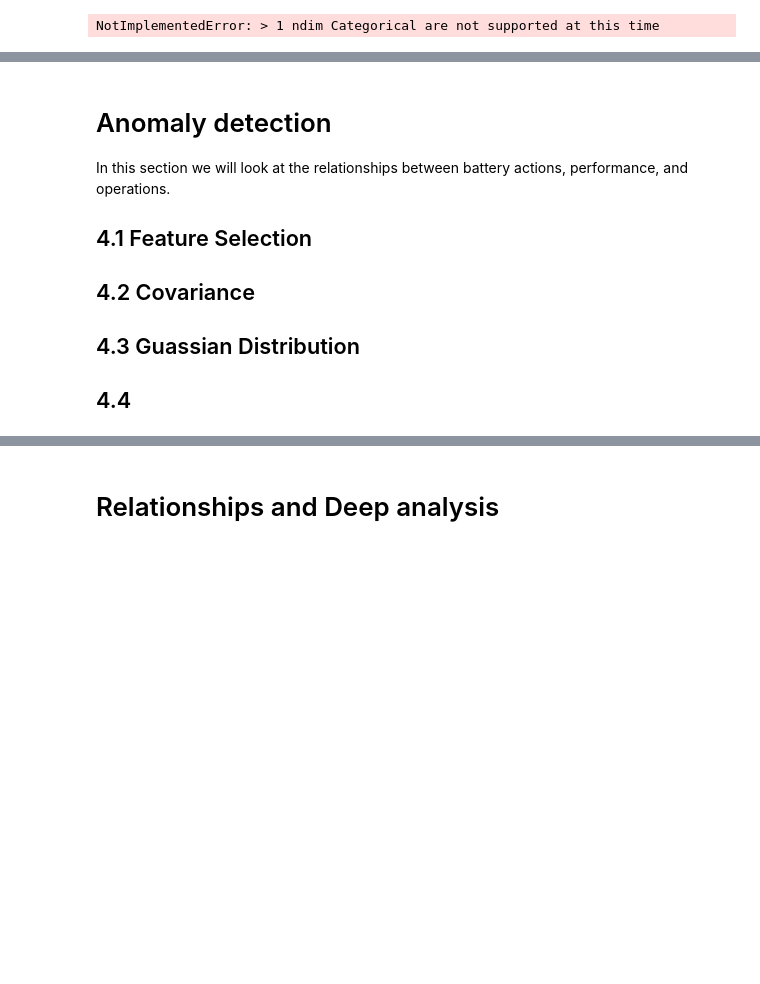
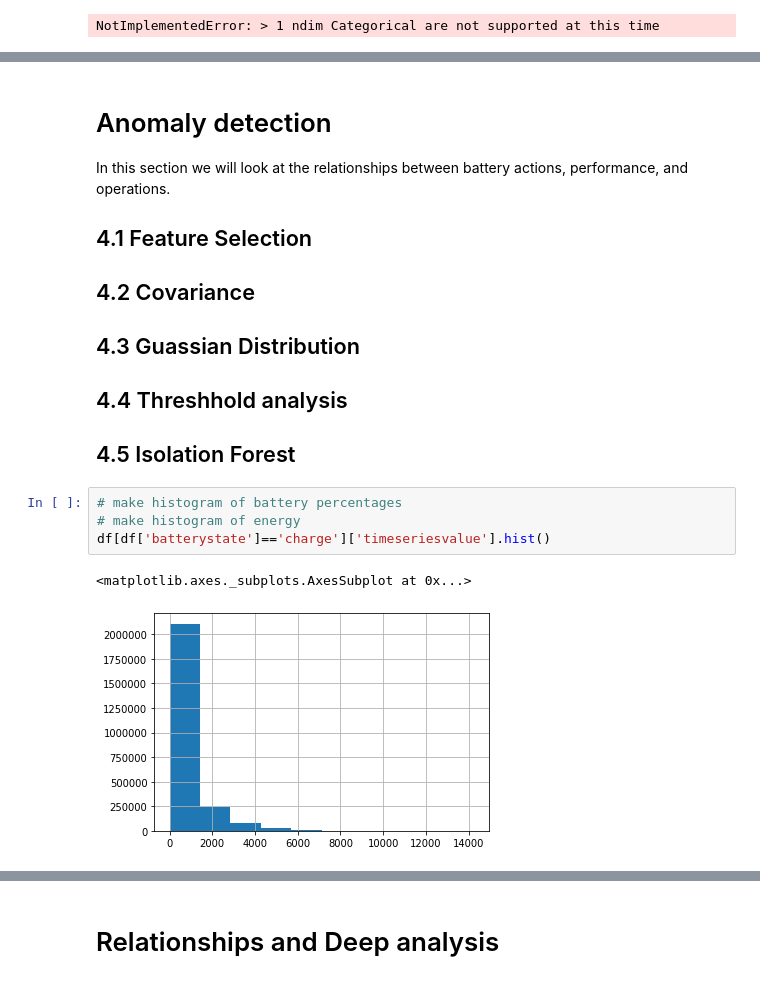
Before and after one commit to DennyLehman/battery_data_exploration, a Jupyter notebook: Battery Data Exploration.ipynb, the cells around one changed output, grey strips where cells are left out. Cells and saved outputs as stored; diff of their text form; blank space fills up the shorter version.

Commit message:
Update Battery Data Exploration.ipynb
added start to isolation forest

```diff
--- a/Battery Data Exploration.ipynb
+++ b/Battery Data Exploration.ipynb
@@ -567,4 +551,12 @@ In this section we will look at the relationships between battery actions, perfo
 ## 4.1 Feature Selection
 ## 4.2 Covariance
 ## 4.3 Guassian Distribution
-## 4.4
+## 4.4 Threshhold analysis
+## 4.5 Isolation Forest
+# %%
+# make histogram of battery percentages
+# make histogram of energy
+df[df['batterystate']=='charge']['timeseriesvalue'].hist()
+# %% [output]
+<matplotlib.axes._subplots.AxesSubplot at 0x...>
+[figure, added]
```
Also changed, not shown: parts of 12 cells of this notebook.
